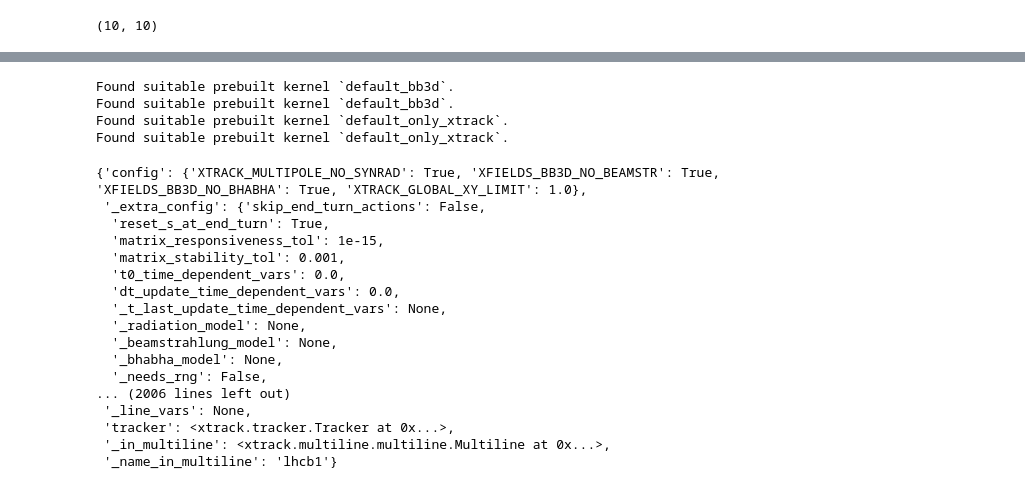
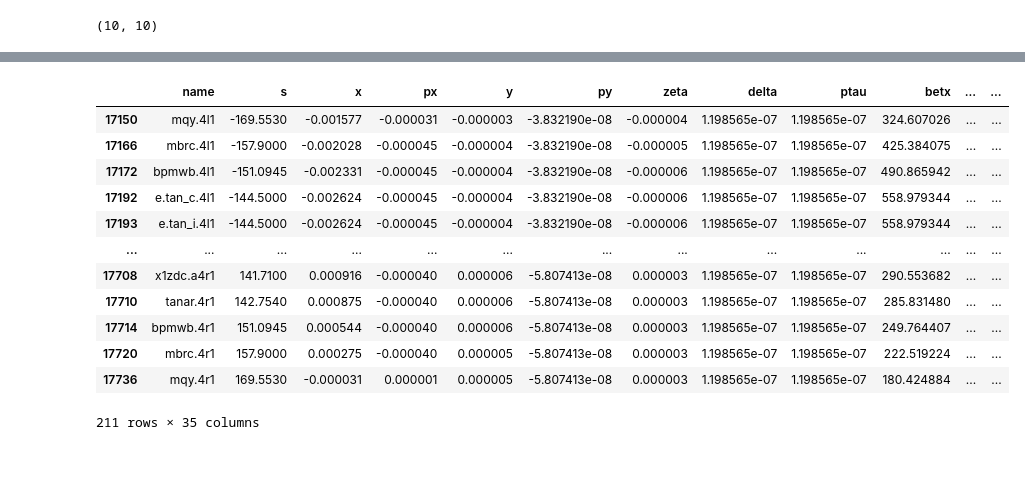
Before and after one commit to ColasDroin/collider-dashboard, a Jupyter notebook: tools.ipynb, the cells around one changed output, grey strips where cells are left out. Saved outputs shown, nothing was run; the diff lists cells and outputs as text; code cells hidden in the pictures; blank space fills up the shorter version.

```diff
--- a/tools.ipynb
+++ b/tools.ipynb
@@ -20,0 +8,14 @@ Found suitable prebuilt kernel `default_only_xtrack`.
+# %%
+path_collider = "/afs/cern.ch/work/c/cdroin/private/example_DA_study/master_study/scans/all_optics_2024_reverted/collider_00/xtrack_0000/collider.json"
+
+# This notebook assumes that the collider loaded embeds a configuration
+with open(path_collider, "r") as fid:
+    collider_dict = json.load(fid)
+if "config_yaml" in collider_dict:
+    print("A configuration has been found in the collider file. Using it.")
+    config_BB = collider_dict["config_yaml"]["config_beambeam"]
+else:
+    raise ValueError("No configuration found in collider file.")
+
+collider = xt.Multiline.from_dict(collider_dict)
+collider.build_trackers()
@@ -258,5 +269,3 @@ palette[0]
 qx.shape
 # %% [output]
 (10, 10)
-# %%
-collider = xt.Multiline.from_json("/afs/cern.ch/work/c/cdroin/private/example_DA_study/master_study/scans/all_optics_2024/collider_36/xtrack_0000/final_collider.json")
@@ -312,27 +272,3 @@ vars(collider)
-# %%
-collider.build_trackers()
-# %% [output]
-Found suitable prebuilt kernel `default_bb3d`.
-Found suitable prebuilt kernel `default_bb3d`.
-Found suitable prebuilt kernel `default_only_xtrack`.
-Found suitable prebuilt kernel `default_only_xtrack`.
-# %%
-vars(collider.lhcb1)
-# %% [output]
-{'config': {'XTRACK_MULTIPOLE_NO_SYNRAD': True, 'XFIELDS_BB3D_NO_BEAMSTR': True, 'XFIELDS_BB3D_NO_BHABHA': True, 'XTRACK_GLOBAL_XY_LIMIT': 1.0},
- '_extra_config': {'skip_end_turn_actions': False,
-  'reset_s_at_end_turn': True,
-  'matrix_responsiveness_tol': 1e-15,
-  'matrix_stability_tol': 0.001,
-  't0_time_dependent_vars': 0.0,
-  'dt_update_time_dependent_vars': 0.0,
-  '_t_last_update_time_dependent_vars': None,
-  '_radiation_model': None,
-  '_beamstrahlung_model': None,
-  '_bhabha_model': None,
-  '_needs_rng': False,
-... (2006 lines left out)
- '_line_vars': None,
- 'tracker': <xtrack.tracker.Tracker at 0x...>,
- '_in_multiline': <xtrack.multiline.multiline.Multiline at 0x...>,
- '_name_in_multiline': 'lhcb1'}
+# %%
+df_tw_b1 = collider.lhcb1.twiss().to_pandas()
+df_tw_b2 = collider.lhcb2.twiss().reverse().to_pandas()
@@ -338,0 +379,18 @@ vars(collider.lhcb1)
+# %%
+dic_bb_ho_IPs = return_bb_ho_dic(df_tw_b1, df_tw_b2, collider)
+# %%
+dic_bb_ho_IPs["lhcb1"]["tw"]['ip1']
+# %% [output]
+|  | name | s | x | px | y | py | zeta | delta | ptau | betx | ... | ... |
+| 17150 | mqy.4l1 | -169.5530 | -0.001577 | -0.000031 | -0.000003 | -3.832190e-08 | -0.000004 | 1.198565e-07 | 1.198565e-07 | 324.607026 | ... | ... |
+| 17166 | mbrc.4l1 | -157.9000 | -0.002028 | -0.000045 | -0.000004 | -3.832190e-08 | -0.000005 | 1.198565e-07 | 1.198565e-07 | 425.384075 | ... | ... |
+| 17172 | bpmwb.4l1 | -151.0945 | -0.002331 | -0.000045 | -0.000004 | -3.832190e-08 | -0.000006 | 1.198565e-07 | 1.198565e-07 | 490.865942 | ... | ... |
+| 17192 | e.tan_c.4l1 | -144.5000 | -0.002624 | -0.000045 | -0.000004 | -3.832190e-08 | -0.000006 | 1.198565e-07 | 1.198565e-07 | 558.979344 | ... | ... |
+| 17193 | e.tan_i.4l1 | -144.5000 | -0.002624 | -0.000045 | -0.000004 | -3.832190e-08 | -0.000006 | 1.198565e-07 | 1.198565e-07 | 558.979344 | ... | ... |
+| ... | ... | ... | ... | ... | ... | ... | ... | ... | ... | ... | ... | ... |
+| 17708 | x1zdc.a4r1 | 141.7100 | 0.000916 | -0.000040 | 0.000006 | -5.807413e-08 | 0.000003 | 1.198565e-07 | 1.198565e-07 | 290.553682 | ... | ... |
+| 17710 | tanar.4r1 | 142.7540 | 0.000875 | -0.000040 | 0.000006 | -5.807413e-08 | 0.000003 | 1.198565e-07 | 1.198565e-07 | 285.831480 | ... | ... |
+| 17714 | bpmwb.4r1 | 151.0945 | 0.000544 | -0.000040 | 0.000006 | -5.807413e-08 | 0.000003 | 1.198565e-07 | 1.198565e-07 | 249.764407 | ... | ... |
+| 17720 | mbrc.4r1 | 157.9000 | 0.000275 | -0.000040 | 0.000005 | -5.807413e-08 | 0.000003 | 1.198565e-07 | 1.198565e-07 | 222.519224 | ... | ... |
+| 17736 | mqy.4r1 | 169.5530 | -0.000031 | 0.000001 | 0.000005 | -5.807413e-08 | 0.000003 | 1.198565e-07 | 1.198565e-07 | 180.424884 | ... | ... |
+211 rows × 35 columns
```
Also changed, not shown: parts of 11 cells of this notebook, 3 other files.
